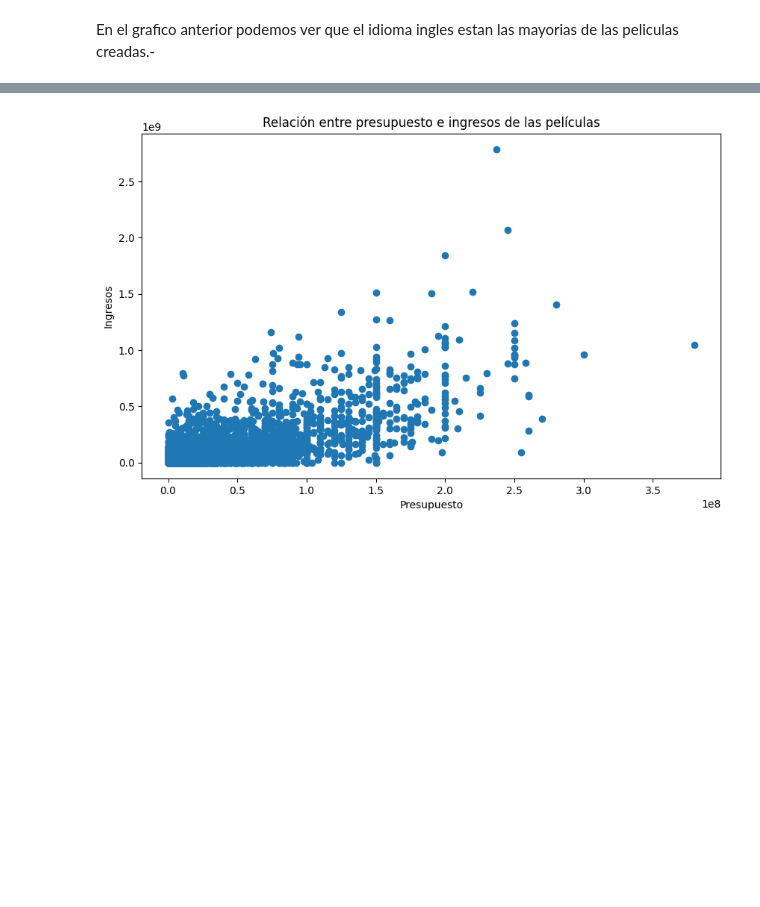
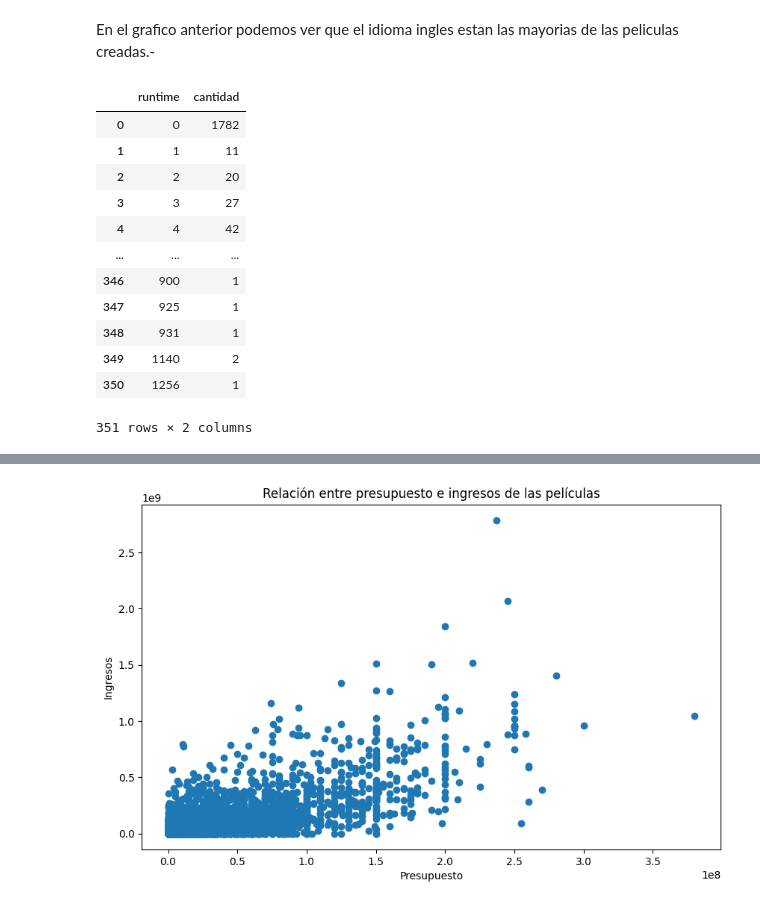
Before and after one commit to Victor624/Henry_1, a Jupyter notebook: 02 - EDA/EDA.ipynb, the cells around one changed output, grey strips where cells are left out. Saved outputs shown, nothing was run; the diff lists cells and outputs as text; code cells hidden in the pictures; blank space fills up the shorter version.

```diff
--- a/02 - EDA/EDA.ipynb
+++ b/02 - EDA/EDA.ipynb
@@ -192,3 +192,24 @@ autolabel(bar1)
 [figure]
 # %% [markdown]
 En el grafico anterior podemos ver que el idioma ingles estan las mayorias de las peliculas creadas.-
+# %%
+runtime=pd.DataFrame(df.groupby("runtime").size())
+runtime.rename(columns={0:"cantidad"}, inplace=True)
+runtime.reset_index(inplace=True)
+
+#runtime=runtime[0:5]
+runtime
+# %% [output]
+|  | runtime | cantidad |
+| 0 | 0 | 1782 |
+| 1 | 1 | 11 |
+| 2 | 2 | 20 |
+| 3 | 3 | 27 |
+| 4 | 4 | 42 |
+| ... | ... | ... |
+| 346 | 900 | 1 |
+| 347 | 925 | 1 |
+| 348 | 931 | 1 |
+| 349 | 1140 | 2 |
+| 350 | 1256 | 1 |
+351 rows × 2 columns
```
Also changed, not shown: parts of 4 cells of this notebook.
